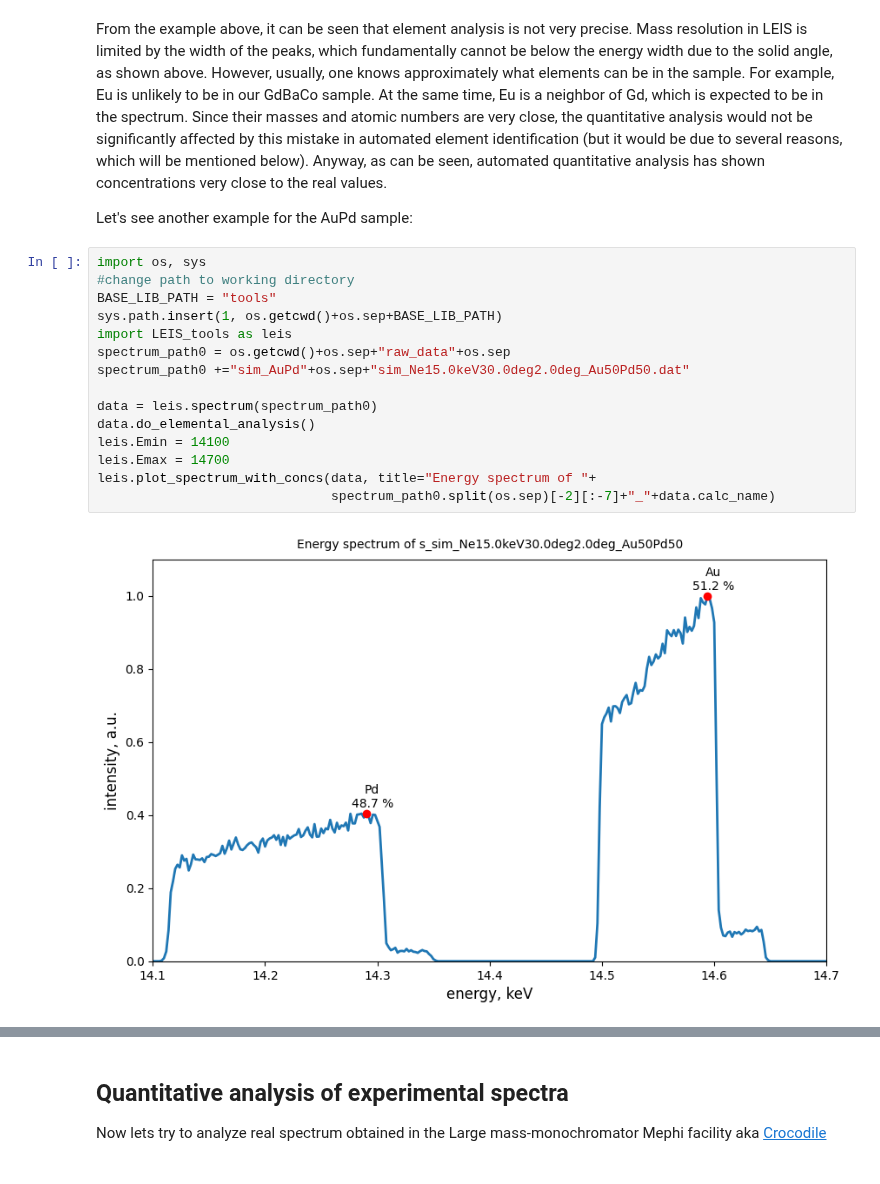
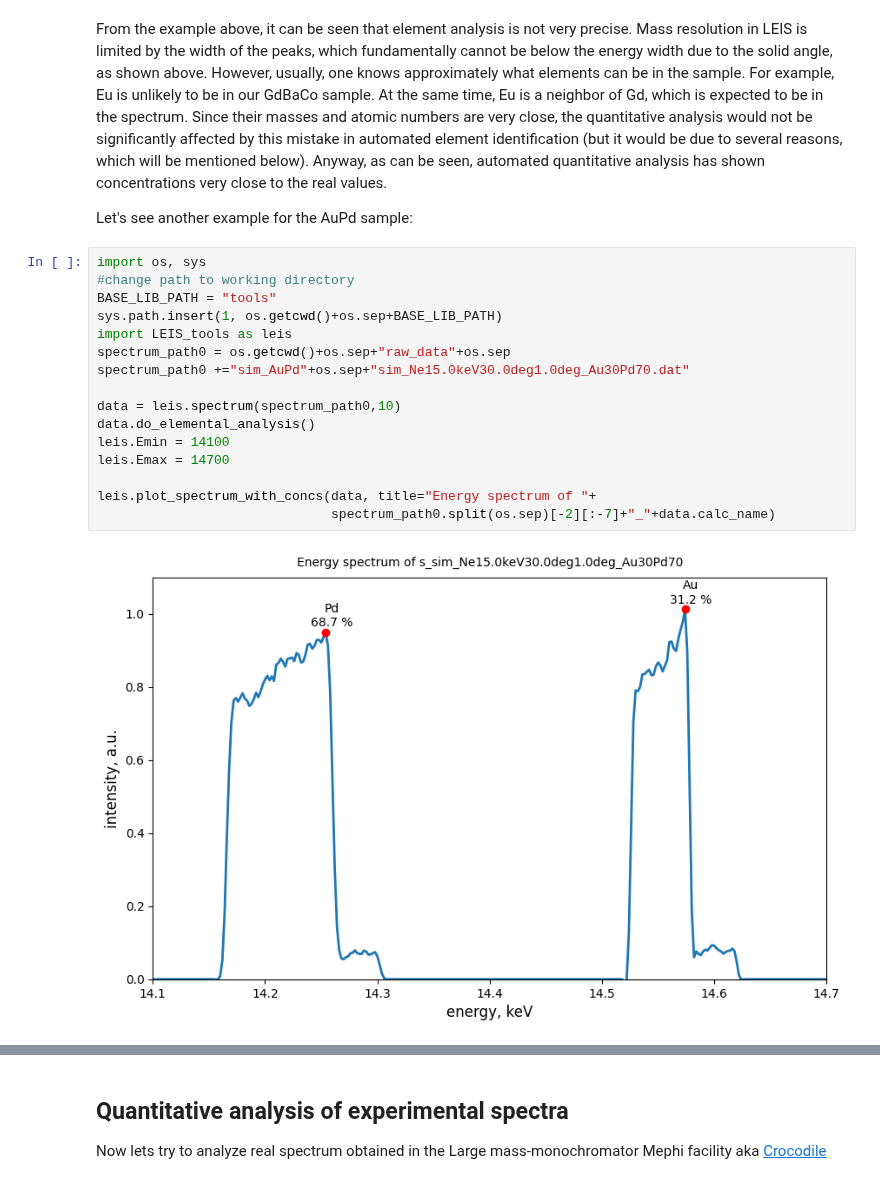
Before and after one commit to mauveferret/SpecRec, a Jupyter notebook: main_example.ipynb, the cells around one changed output, grey strips where cells are left out. Saved outputs shown, nothing was run; the diff lists cells and outputs as text.

```diff
--- a/main_example.ipynb
+++ b/main_example.ipynb
@@ -205,19 +204,20 @@ Let's see another example for the AuPd sample:
 # %%
 import os, sys
 #change path to working directory
 BASE_LIB_PATH = "tools"
 sys.path.insert(1, os.getcwd()+os.sep+BASE_LIB_PATH)
 import LEIS_tools as leis
 spectrum_path0 = os.getcwd()+os.sep+"raw_data"+os.sep
-spectrum_path0 +="sim_AuPd"+os.sep+"sim_Ne15.0keV30.0deg2.0deg_Au50Pd50.dat"
+spectrum_path0 +="sim_AuPd"+os.sep+"sim_Ne15.0keV30.0deg1.0deg_Au30Pd70.dat"
 
-data = leis.spectrum(spectrum_path0)
+data = leis.spectrum(spectrum_path0,10)
 data.do_elemental_analysis()
 leis.Emin = 14100
 leis.Emax = 14700
+
 leis.plot_spectrum_with_concs(data, title="Energy spectrum of "+
                               spectrum_path0.split(os.sep)[-2][:-7]+"_"+data.calc_name)
 # %% [output]
-[figure, old version]
+[figure, new version]
 # %%
 import os, sys
```
Also changed, not shown: parts of 3 cells of this notebook, 3 other files.
